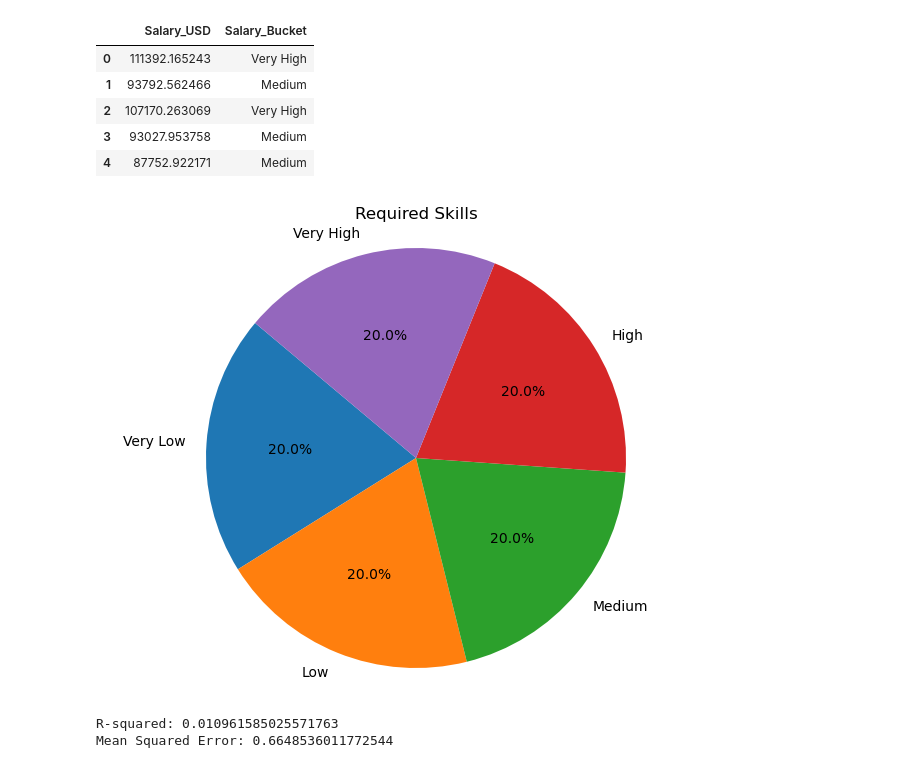
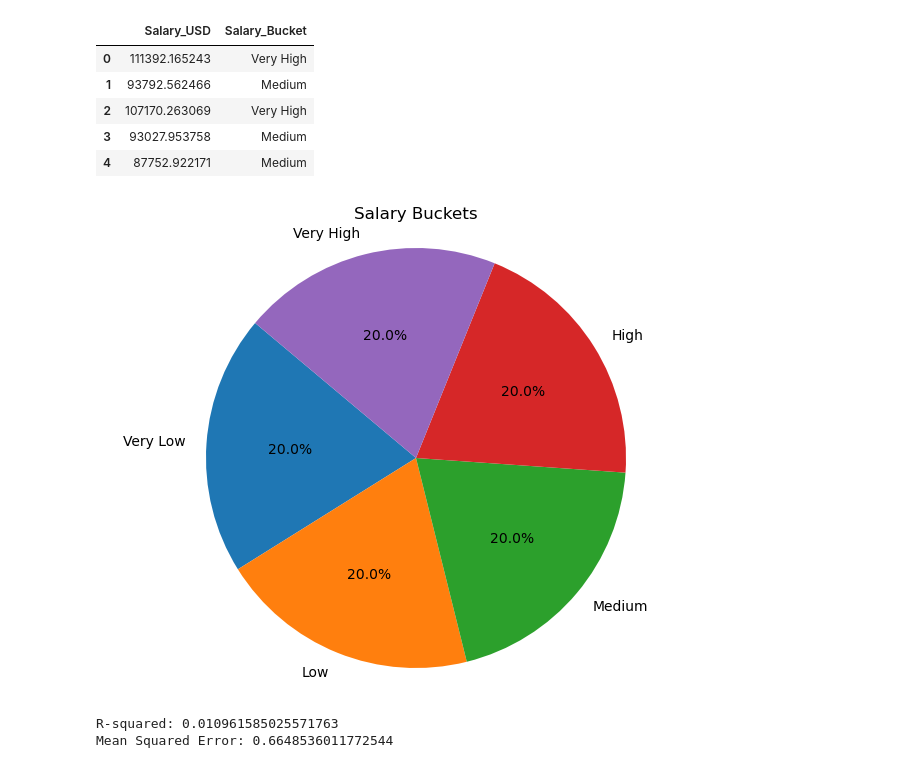
Before and after one commit to Augustus-Vidal/Job-Automation-Prediction, a Jupyter notebook: Workspaces/Justin/Untitled-1.ipynb, the cells around one changed output. Saved outputs shown, nothing was run; the diff lists cells and outputs as text; code cells hidden in the pictures.

```diff
--- a/Workspaces/Justin/Untitled-1.ipynb
+++ b/Workspaces/Justin/Untitled-1.ipynb
@@ -201,14 +203,14 @@ job_market_data[['Salary_USD', 'Salary_Bucket']].head()
 # Creating a value counts for bucket
 bucket_counts = job_market_data['Salary_Bucket'].value_counts().sort_index()
 # %%
-# Plotting the required skills in a piechart
+# Plotting the Salary buckets in a piechart
 plt.figure(figsize=(8, 6))
 plt.pie(bucket_counts, labels=bucket_counts.index, autopct='%1.1f%%', startangle=140)
-plt.title('Required Skills')
+plt.title('Salary Buckets')
 plt.axis('equal')
 plt.show()
 # %% [output]
-[figure, old version]
+[figure, new version]
 # %%
 #Creating a linear regression model
 # %%
```
Also changed, not shown: parts of 10 cells of this notebook.
